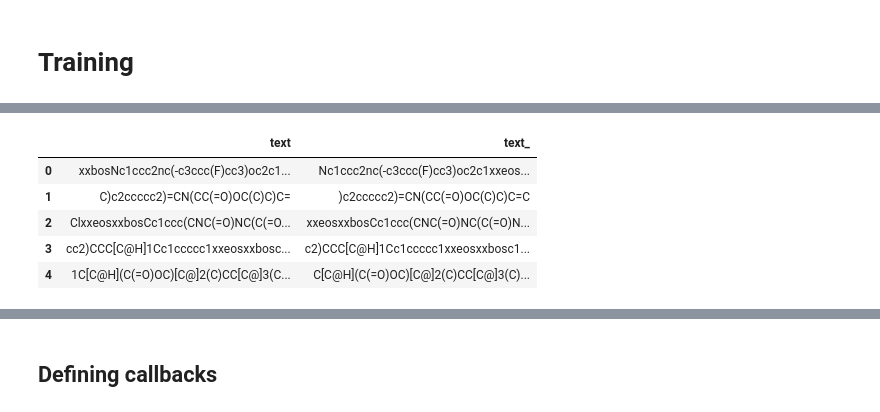
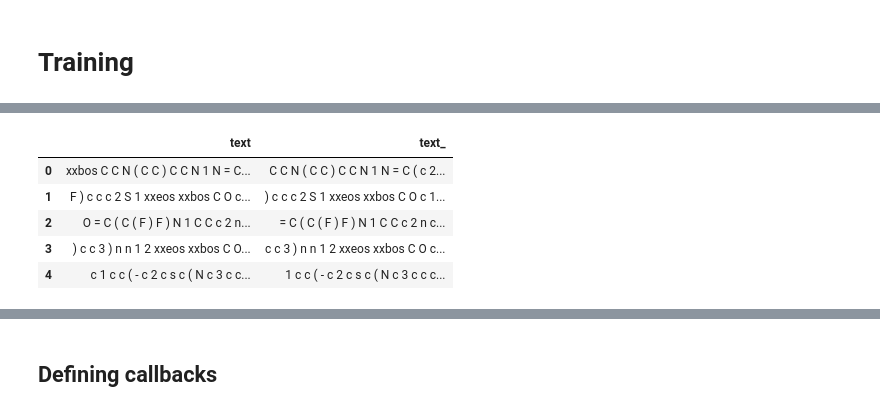
Before and after one commit to Marcosuff/Marcosuff.github.io, a Jupyter notebook: nbs/SMILES_LSTM_fastaiv2.ipynb, the cells around one changed output, grey strips where cells are left out. Cells and saved outputs as stored; diff of their text form; code cells hidden in the pictures.

```diff
--- a/nbs/SMILES_LSTM_fastaiv2.ipynb
+++ b/nbs/SMILES_LSTM_fastaiv2.ipynb
@@ -39,5 +37,6 @@ Mounted at mydrive
 # %% [markdown]
 # **Import data**
 # %%
-chembl = pd.read_csv(path/'ChEMBL_v2.csv').iloc[:500]
+chembl = pd.read_csv(path/'ChEMBL_v2.csv').sample(n=1000)
+print(chembl.shape)
 db = pd.read_csv(path/'chembl27.csv.gz')
@@ -51,6 +60,7 @@ fxa.head()
 # %%
 #export
 class MolTokenizer_v2():
+
   def tokenize_mols(self, t):
     pat = '(\[.*?\])' # Find special enviroments (e.g., [CH],[NH] etc)
     tokens = []
@@ -62,7 +72,7 @@ class MolTokenizer_v2():
       else:
         tokens += [x for x in list(s)]
     tokens = [x.replace('L','Br').replace('X','Cl') for x in tokens] # Decode halogens
-    return [BOS] + tokens + [EOS]
+    return [BOS] + tokens
 
   def __call__(self, items): return (self.tokenize_mols(t) for t in items)
 # %%
@@ -318,19 +355,19 @@ dls.show_batch()
 # %%
 #export
 d_block = DataBlock(blocks=TextBlock.from_df('Smiles',res_col_name='Smiles',is_lm=True, # Pass is_lm = True since we are training a language model.
-                                             tok=MolTokenizer_v2(), rules=[], vocab=vocab, sep=''), # Our tokenizer goes here and we define a minimum of 1
+                                             tok=MolTokenizer_v2(), rules=[], min_freq=1), # Our tokenizer goes here and we define a minimum of 1
                     get_x=ColReader('Smiles'),
                     splitter=RandomSplitter(0.1)) # Randomply split the data (e.g., 90% for training and 10% for validation)
 dls = d_block.dataloaders(chembl, bs=64, seq_len=30)
 dls.show_batch(max_n=5)
 # %% [output]
 [interactive output not drawn]
 |  | text | text_ |
-| 0 | xxbosNc1ccc2nc(-c3ccc(F)cc3)oc2c1... | Nc1ccc2nc(-c3ccc(F)cc3)oc2c1xxeos... |
-| 1 | C)c2ccccc2)=CN(CC(=O)OC(C)C)C= | )c2ccccc2)=CN(CC(=O)OC(C)C)C=C |
-| 2 | ClxxeosxxbosCc1ccc(CNC(=O)NC(C(=O... | xxeosxxbosCc1ccc(CNC(=O)NC(C(=O)N... |
-| 3 | cc2)CCC[C@H]1Cc1ccccc1xxeosxxbosc... | c2)CCC[C@H]1Cc1ccccc1xxeosxxbosc1... |
-| 4 | 1C[C@H](C(=O)OC)[C@]2(C)CC[C@]3(C... | C[C@H](C(=O)OC)[C@]2(C)CC[C@]3(C)... |
+| 0 | xxbos C C N ( C C ) C C N 1 N = C... | C C N ( C C ) C C N 1 N = C ( c 2... |
+| 1 | F ) c c c 2 S 1 xxeos xxbos C O c... | ) c c c 2 S 1 xxeos xxbos C O c 1... |
+| 2 | O = C ( C ( F ) F ) N 1 C C c 2 n... | = C ( C ( F ) F ) N 1 C C c 2 n c... |
+| 3 | ) c c 3 ) n n 1 2 xxeos xxbos C O... | c c 3 ) n n 1 2 xxeos xxbos C O c... |
+| 4 | c 1 c c ( - c 2 c s c ( N c 3 c c... | 1 c c ( - c 2 c s c ( N c 3 c c c... |
 # %%
 #export
 config = awd_lstm_lm_config.copy()
```
Also changed, not shown: parts of 36 cells of this notebook.
